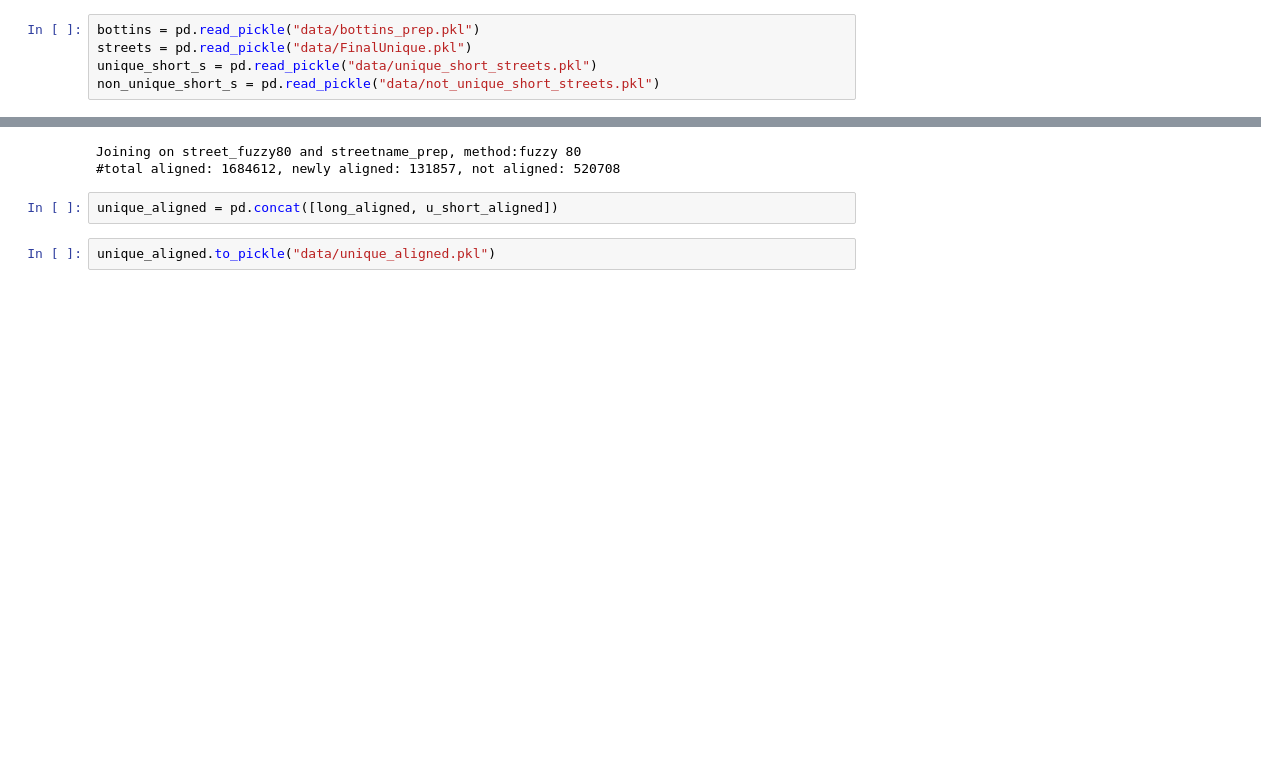
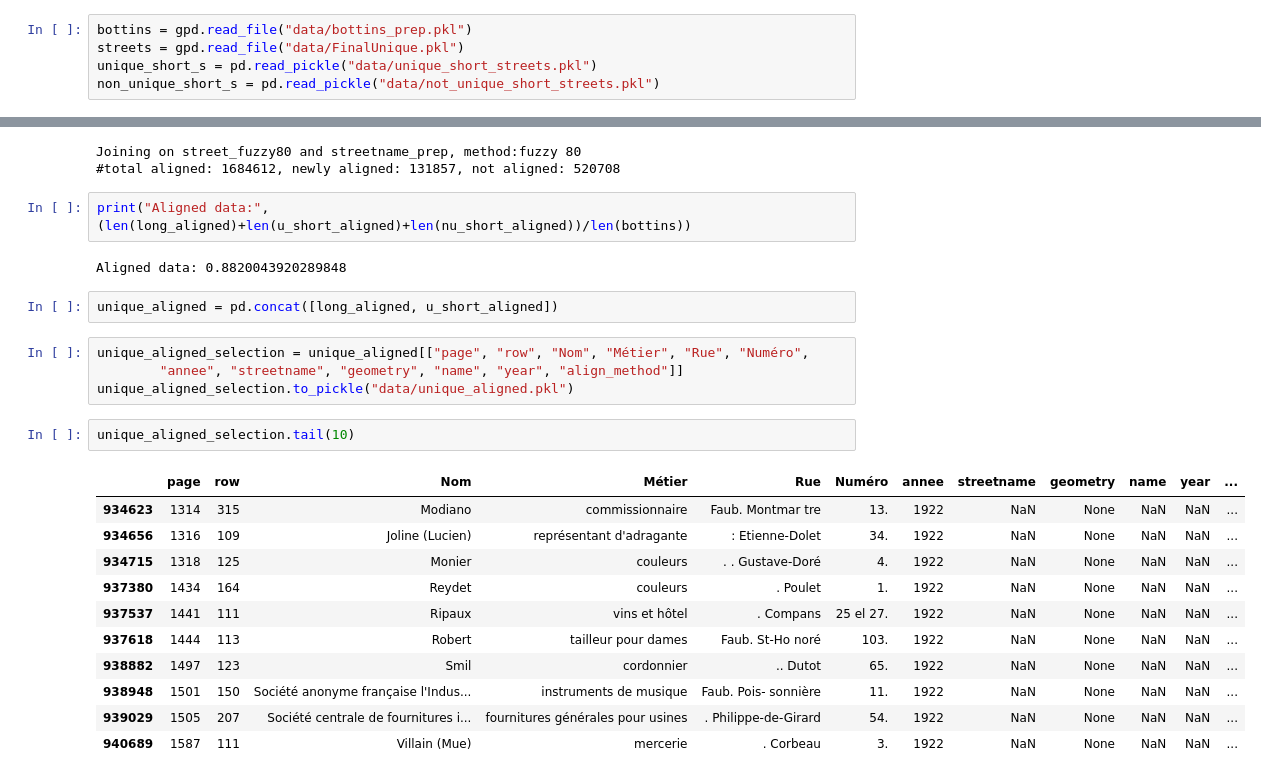
Before and after one commit to leamarxen/Paris_City_Project, a Jupyter notebook: Alignment.ipynb, the cells around one changed output, grey strips where cells are left out. Cells and saved outputs as stored; diff of their text form; blank space fills up the shorter version.

Commit message:
included statistic
88% of data finally aligned

```diff
--- a/Alignment.ipynb
+++ b/Alignment.ipynb
@@ -9,8 +10,8 @@ from alignment import align_on_column, get_fuzzy_dict
 from preprocessing import substitute_col_by_dict, preprocess
 import pickle
 # %%
-bottins = pd.read_pickle("data/bottins_prep.pkl")
-streets = pd.read_pickle("data/FinalUnique.pkl")
+bottins = gpd.read_file("data/bottins_prep.pkl")
+streets = gpd.read_file("data/FinalUnique.pkl")
 unique_short_s = pd.read_pickle("data/unique_short_streets.pkl")
 non_unique_short_s = pd.read_pickle("data/not_unique_short_streets.pkl")
 # %%
@@ -440,7 +440,27 @@ See the caveats in the documentation: https://pandas.pydata.org/pandas-docs/stab
   newly_aligned["align_method"] = align_method
 Joining on street_fuzzy80 and streetname_prep, method:fuzzy 80
 #total aligned: 1684612, newly aligned: 131857, not aligned: 520708
+# %%
+print("Aligned data:", (len(long_aligned)+len(u_short_aligned)+len(nu_short_aligned))/len(bottins))
+# %% [output]
+Aligned data: 0.8820043920289848
 # %%
 unique_aligned = pd.concat([long_aligned, u_short_aligned])
-# %%
-unique_aligned.to_pickle("data/unique_aligned.pkl")
+# %%
+unique_aligned_selection = unique_aligned[["page", "row", "Nom", "Métier", "Rue", "Numéro",
+        "annee", "streetname", "geometry", "name", "year", "align_method"]]
+unique_aligned_selection.to_pickle("data/unique_aligned.pkl")
+# %%
+unique_aligned_selection.tail(10)
+# %% [output]
+|  | page | row | Nom | Métier | Rue | Numéro | annee | streetname | geometry | name | year | ... |
+| 934623 | 1314 | 315 | Modiano | commissionnaire | Faub. Montmar tre | 13. | 1922 | NaN | None | NaN | NaN | ... |
+| 934656 | 1316 | 109 | Joline (Lucien) | représentant d'adragante | : Etienne-Dolet | 34. | 1922 | NaN | None | NaN | NaN | ... |
+| 934715 | 1318 | 125 | Monier | couleurs | . . Gustave-Doré | 4. | 1922 | NaN | None | NaN | NaN | ... |
+| 937380 | 1434 | 164 | Reydet | couleurs | . Poulet | 1. | 1922 | NaN | None | NaN | NaN | ... |
+| 937537 | 1441 | 111 | Ripaux | vins et hôtel | . Compans | 25 el 27. | 1922 | NaN | None | NaN | NaN | ... |
+| 937618 | 1444 | 113 | Robert | tailleur pour dames | Faub. St-Ho noré | 103. | 1922 | NaN | None | NaN | NaN | ... |
+| 938882 | 1497 | 123 | Smil | cordonnier | .. Dutot | 65. | 1922 | NaN | None | NaN | NaN | ... |
+| 938948 | 1501 | 150 | Société anonyme française l'Indus... | instruments de musique | Faub. Pois- sonnière | 11. | 1922 | NaN | None | NaN | NaN | ... |
+| 939029 | 1505 | 207 | Société centrale de fournitures i... | fournitures générales pour usines | . Philippe-de-Girard | 54. | 1922 | NaN | None | NaN | NaN | ... |
+| 940689 | 1587 | 111 | Villain (Mue) | mercerie | . Corbeau | 3. | 1922 | NaN | None | NaN | NaN | ... |
```
Also changed, not shown: parts of 5 cells of this notebook.
